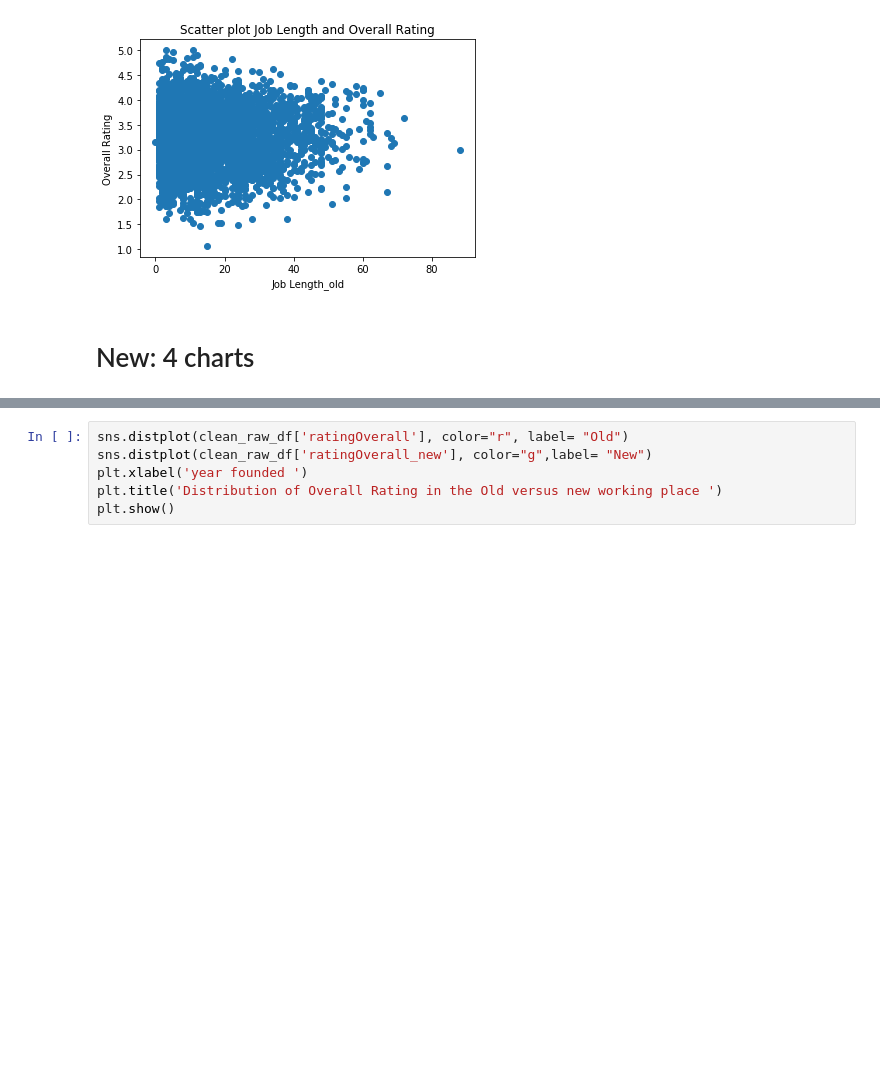
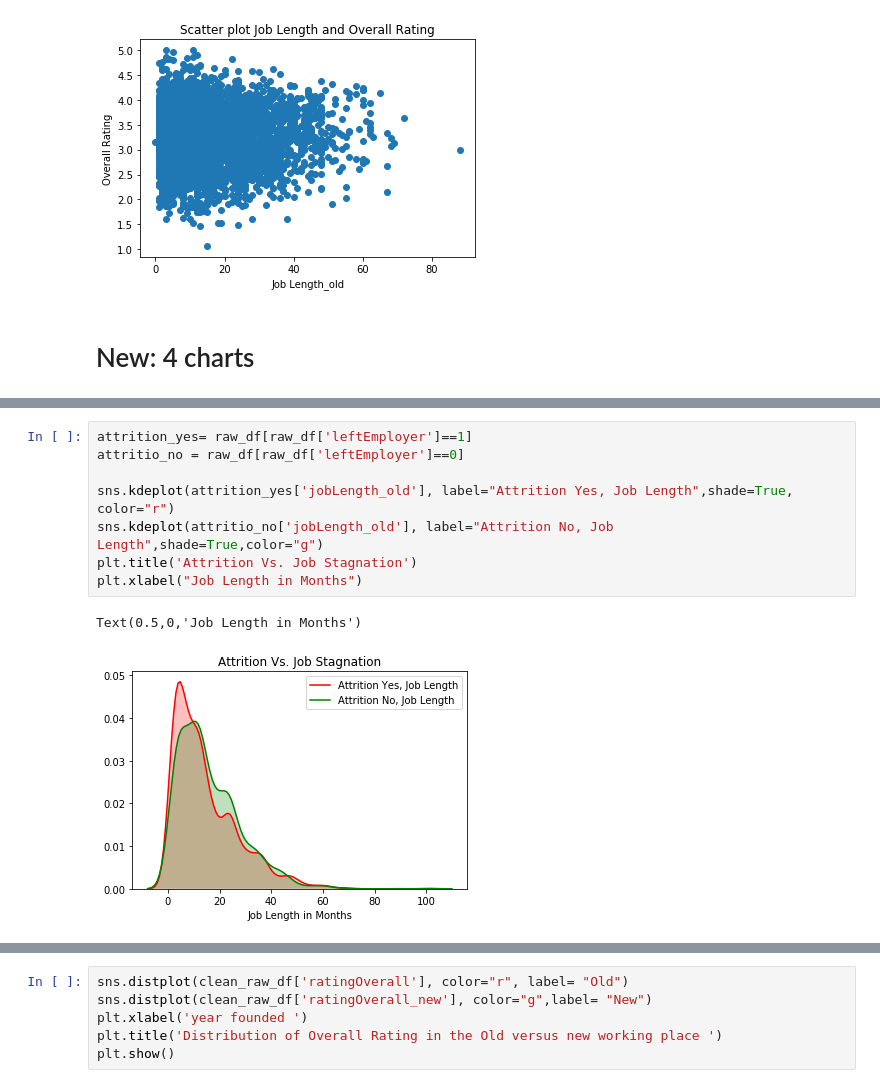
Before and after one commit to steve98654/attrition, a Jupyter notebook: src/Glassdoorattrition v2.ipynb, the cells around one changed output, grey strips where cells are left out. Cells and saved outputs as stored; diff of their text form; blank space fills up the shorter version.

Commit message:
Add Chart and description that may be used under section 3.3. The chart shows the dist. of he Job Length in the Original work place versus attrition.

```diff
--- a/src/Glassdoorattrition v2.ipynb
+++ b/src/Glassdoorattrition v2.ipynb
@@ -314 +319,12 @@ Text(0,0.5,'Overall Rating')
+# %%
+attrition_yes= raw_df[raw_df['leftEmployer']==1]
+attritio_no = raw_df[raw_df['leftEmployer']==0]
+
+sns.kdeplot(attrition_yes['jobLength_old'], label="Attrition Yes, Job Length",shade=True, color="r")
+sns.kdeplot(attritio_no['jobLength_old'], label="Attrition No, Job Length",shade=True,color="g")
+plt.title('Attrition Vs. Job Stagnation')
+plt.xlabel("Job Length in Months")
+# %% [output]
+Text(0.5,0,'Job Length in Months')
+[figure, added]
 # %%
```
Also changed, not shown: parts of 2 cells of this notebook.
